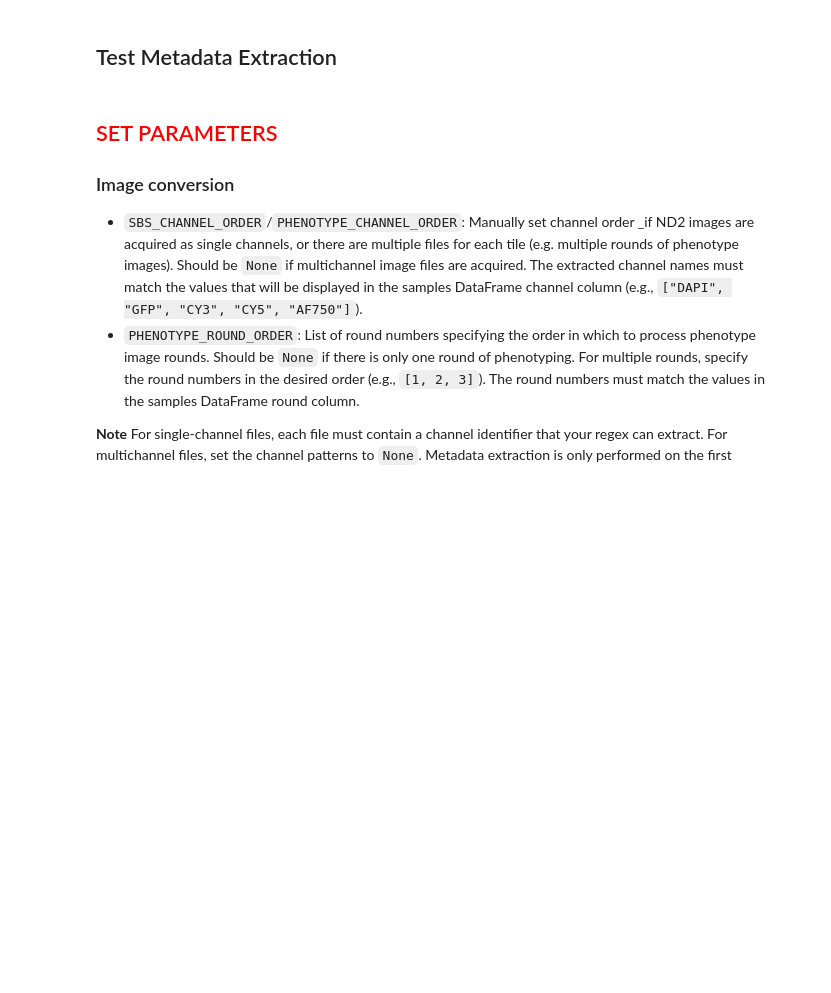
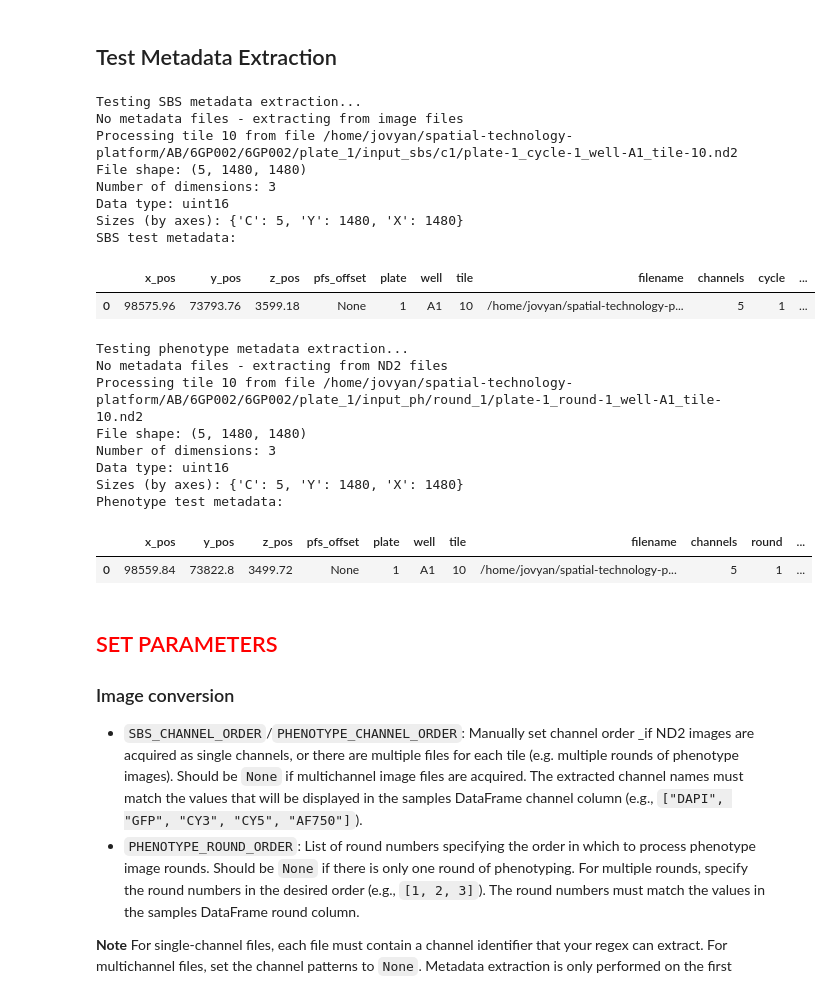
Before and after one commit to alecbarrios/brieflow-analysis-ASD-443-6GP, a Jupyter notebook: analysis/0.configure_preprocess_params.ipynb, the cells around one changed output. Cells and saved outputs as stored; diff of their text form; code cells hidden in the pictures; blank space fills up the shorter version.

```diff
--- a/analysis/0.configure_preprocess_params.ipynb
+++ b/analysis/0.configure_preprocess_params.ipynb
@@ -390,33 +490,56 @@ if len(sbs_samples) > 0:
 if len(phenotype_samples) > 0:
     print("\nTesting phenotype metadata extraction...")
 
     # Get metadata file for this specific sample (if any)
     if len(phenotype_metadata_samples) > 0:
         # Find matching metadata file
         test_metadata_file = get_sample_fps(
             phenotype_metadata_samples,
+            well=phenotype_samples["well"].iloc[0],
+            tile=phenotype_samples["tile"].iloc[0] if "tile" in phenotype_samples.columns else 0,
             plate=phenotype_samples["plate"].iloc[0],
             round_order=phenotype_samples["round"].iloc[0] if "round" in phenotype_samples.columns else None
         )
         print(f"Using metadata file: {test_metadata_file}")
     else:
         test_metadata_file = None
         print("No metadata files - extracting from ND2 files")
 
     # Extract metadata using unified function
     test_phenotype_metadata = extract_metadata(
         phenotype_samples["sample_fp"].iloc[0],
         plate=phenotype_samples["plate"].iloc[0],
         well=phenotype_samples["well"].iloc[0],
         tile=phenotype_samples["tile"].iloc[0] if "tile" in phenotype_samples.columns else 0,
         round=phenotype_samples["round"].iloc[0] if "round" in phenotype_samples.columns else None,
         data_format=PHENOTYPE_DATA_FORMAT,
         data_organization=PHENOTYPE_DATA_ORGANIZATION,
         metadata_file_path=test_metadata_file,
         verbose=True
     )
     print("Phenotype test metadata:")
     display(test_phenotype_metadata)
+# %% [output]
+Testing SBS metadata extraction...
+No metadata files - extracting from image files
+Processing tile 10 from file /home/jovyan/spatial-technology-platform/AB/6GP002/6GP002/plate_1/input_sbs/c1/plate-1_cycle-1_well-A1_tile-10.nd2
+File shape: (5, 1480, 1480)
+Number of dimensions: 3
+Data type: uint16
+Sizes (by axes): {'C': 5, 'Y': 1480, 'X': 1480}
+SBS test metadata:
+|  | x_pos | y_pos | z_pos | pfs_offset | plate | well | tile | filename | channels | cycle | ... |
+| 0 | 98575.96 | 73793.76 | 3599.18 | None | 1 | A1 | 10 | /home/jovyan/spatial-technology-p... | 5 | 1 | ... |
+Testing phenotype metadata extraction...
+No metadata files - extracting from ND2 files
+Processing tile 10 from file /home/jovyan/spatial-technology-platform/AB/6GP002/6GP002/plate_1/input_ph/round_1/plate-1_round-1_well-A1_tile-10.nd2
+File shape: (5, 1480, 1480)
+Number of dimensions: 3
+Data type: uint16
+Sizes (by axes): {'C': 5, 'Y': 1480, 'X': 1480}
+Phenotype test metadata:
+|  | x_pos | y_pos | z_pos | pfs_offset | plate | well | tile | filename | channels | round | ... |
+| 0 | 98559.84 | 73822.8 | 3499.72 | None | 1 | A1 | 10 | /home/jovyan/spatial-technology-p... | 5 | 1 | ... |
 # %% [markdown]
 ## <font color='red'>SET PARAMETERS</font>
 
```
Also changed, not shown: parts of 7 cells of this notebook, 6 other files.
